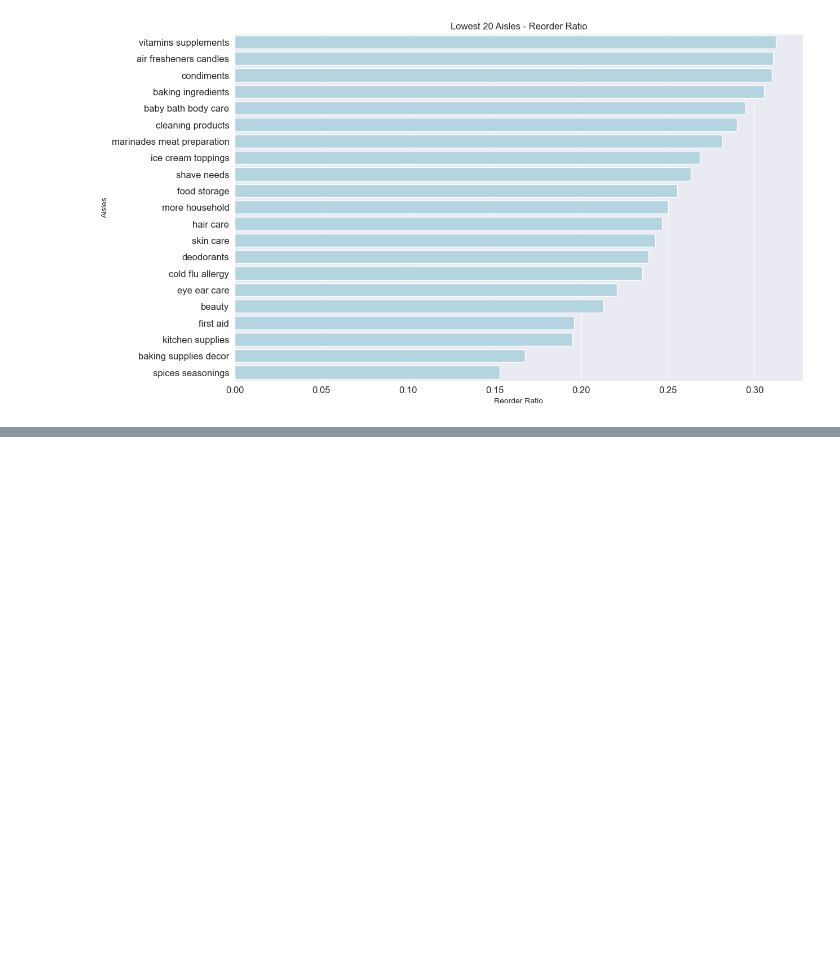
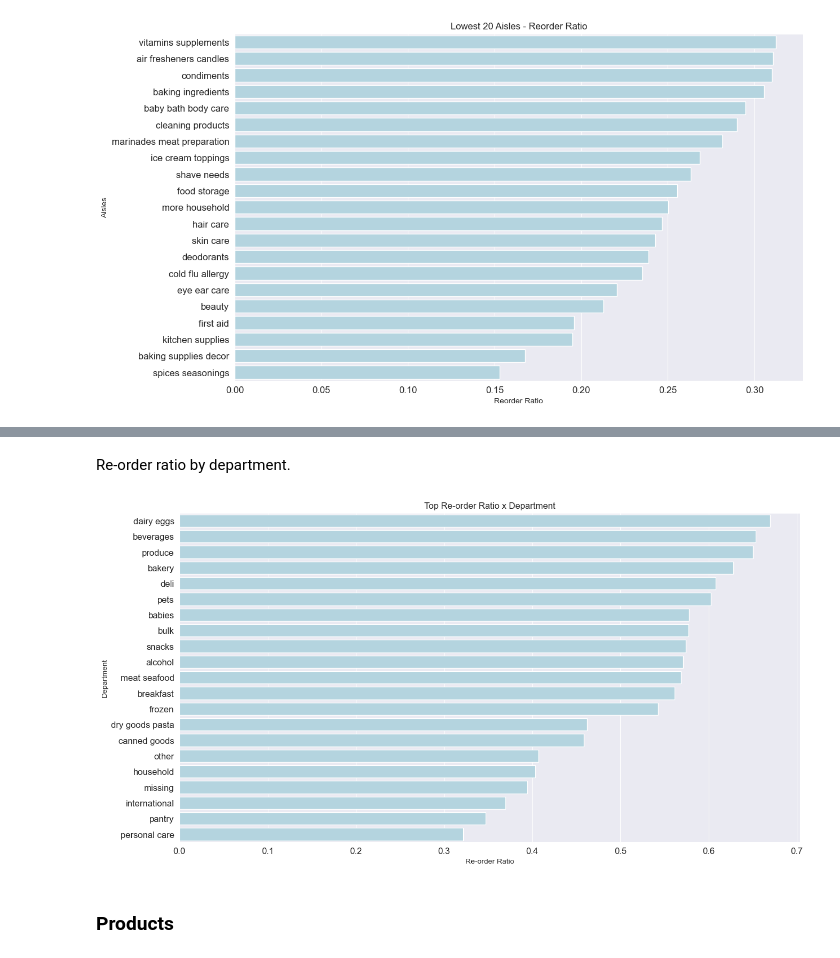
Before and after one commit to japoeder/Basket-Analysis, a Jupyter notebook: 1) EDA.ipynb, the cells around one changed output, grey strips where cells are left out. Saved outputs shown, nothing was run; the diff lists cells and outputs as text; code cells hidden in the pictures; blank space fills up the shorter version.

```diff
--- a/1) EDA.ipynb
+++ b/1) EDA.ipynb
@@ -247,0 +266,17 @@ plt.show()
+# %%
+temp_df["reorder_ratio"] = temp_df.reorders/temp_df.orders
+temp_df = temp_df.sort_values("reorder_ratio", ascending=False).reset_index()
+# %% [markdown]
+Re-order ratio by department.
+# %%
+fig, ax = plt.subplots(figsize = (15,8))
+ax = sns.barplot(y = temp_df.department, x = temp_df.reorder_ratio, color='lightblue')
+ax.set_ylabel("Department")
+ax.set_xlabel("Re-order Ratio")
+ax.set_title("Top Re-order Ratio x Department")
+ax.tick_params(axis = 'both', labelsize = 12)
+plt.show()
+# %% [output]
+[figure, added]
+# %% [markdown]
+### Products
```
Also changed, not shown: parts of 13 cells of this notebook.
